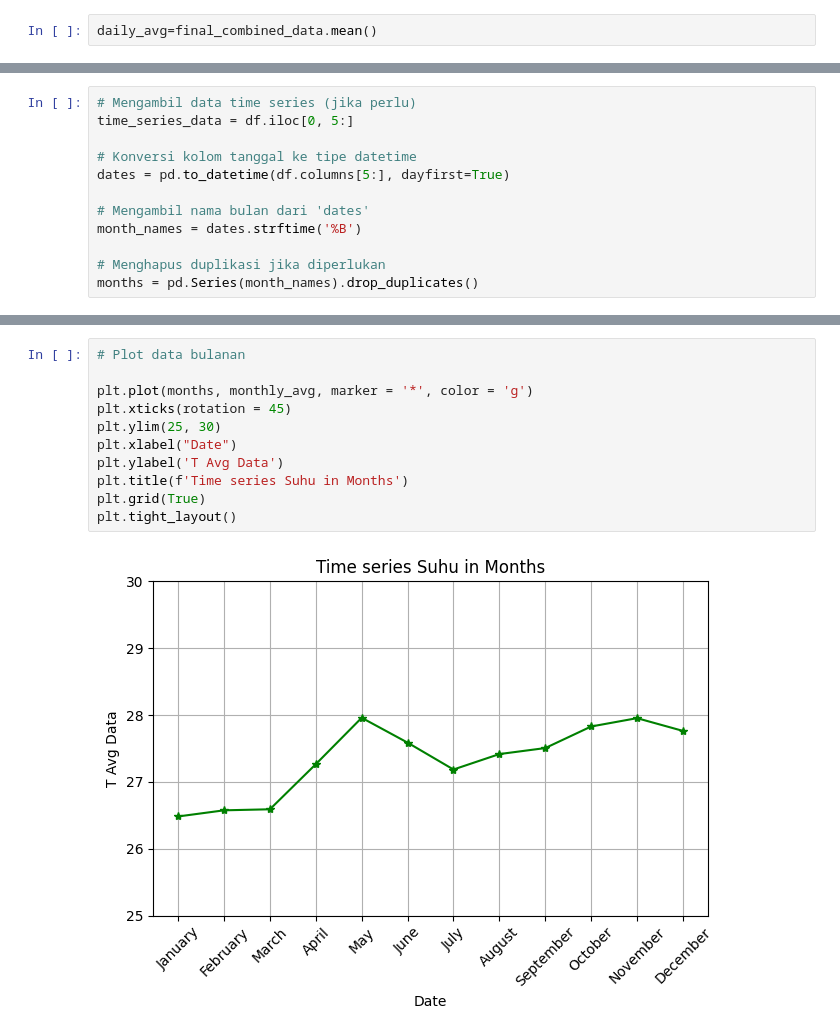
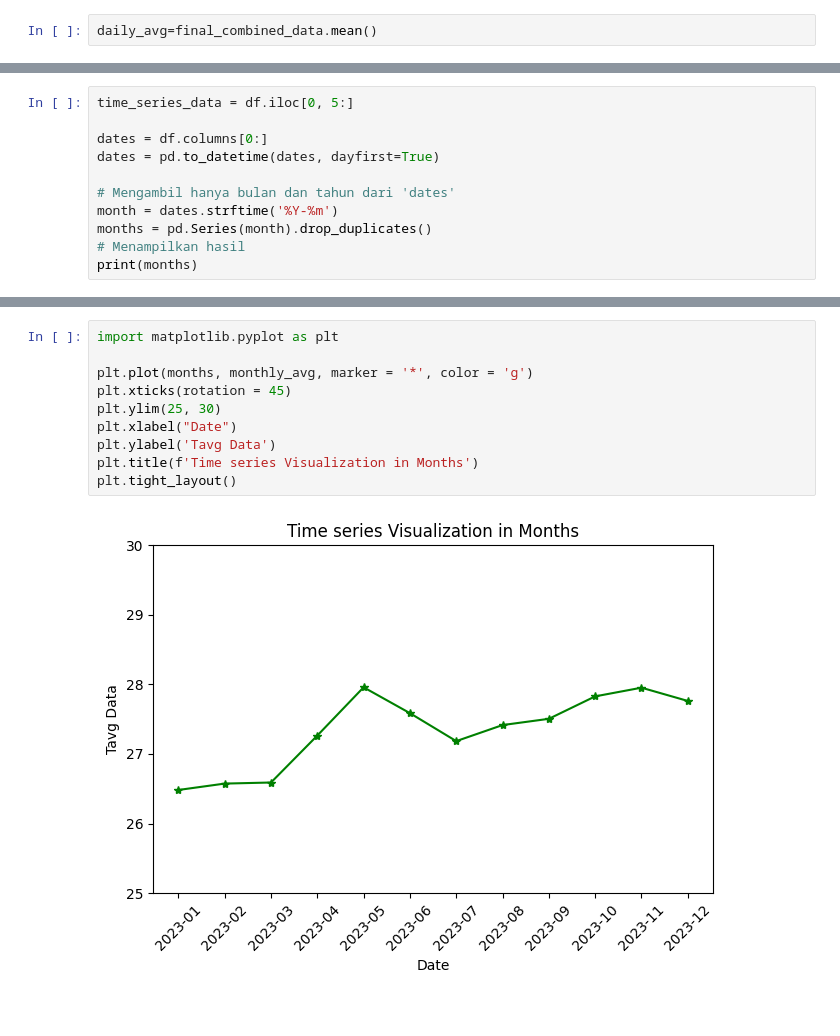
Before and after one commit to syadrn/Proyek-Kapita-Selekta, a Jupyter notebook: Tugas proyek akhir meteo/data_handling_kalimantan.ipynb, the cells around one changed output, grey strips where cells are left out. Saved outputs shown, nothing was run; the diff lists cells and outputs as text.

```diff
--- a/Tugas proyek akhir meteo/data_handling_kalimantan.ipynb
+++ b/Tugas proyek akhir meteo/data_handling_kalimantan.ipynb
@@ -133,12 +184,11 @@ monthly_avg = final_combined_data.groupby('Month').mean()
 # %%
-# Mengambil data time series (jika perlu)
 time_series_data = df.iloc[0, 5:]
 
-# Konversi kolom tanggal ke tipe datetime
-dates = pd.to_datetime(df.columns[5:], dayfirst=True)
+dates = df.columns[0:]
+dates = pd.to_datetime(dates, dayfirst=True)
 
-# Mengambil nama bulan dari 'dates'
-month_names = dates.strftime('%B')
-
-# Menghapus duplikasi jika diperlukan
-months = pd.Series(month_names).drop_duplicates()
+# Mengambil hanya bulan dan tahun dari 'dates'
+month = dates.strftime('%Y-%m')
+months = pd.Series(month).drop_duplicates()
+# Menampilkan hasil
+print(months)
@@ -145,13 +209,12 @@ months = pd.Series(month_names).drop_duplicates()
 # %%
-# Plot data bulanan
+import matplotlib.pyplot as plt
 
 plt.plot(months, monthly_avg, marker = '*', color = 'g')
 plt.xticks(rotation = 45)
 plt.ylim(25, 30)
 plt.xlabel("Date")
-plt.ylabel('T Avg Data')
-plt.title(f'Time series Suhu in Months')
-plt.grid(True)
+plt.ylabel('Tavg Data')
+plt.title(f'Time series Visualization in Months')
 plt.tight_layout()
 # %% [output]
-[figure, old version]
+[figure, new version]
```
Also changed, not shown: parts of 7 cells of this notebook, 2 other files.
